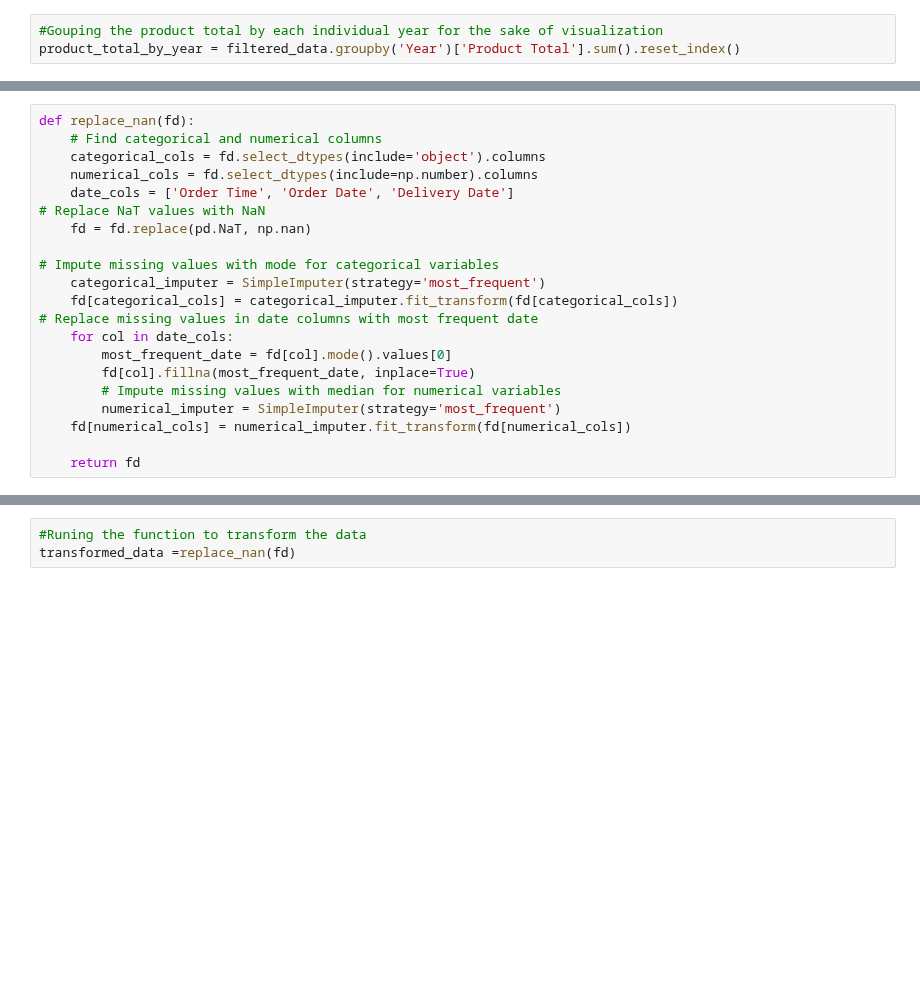
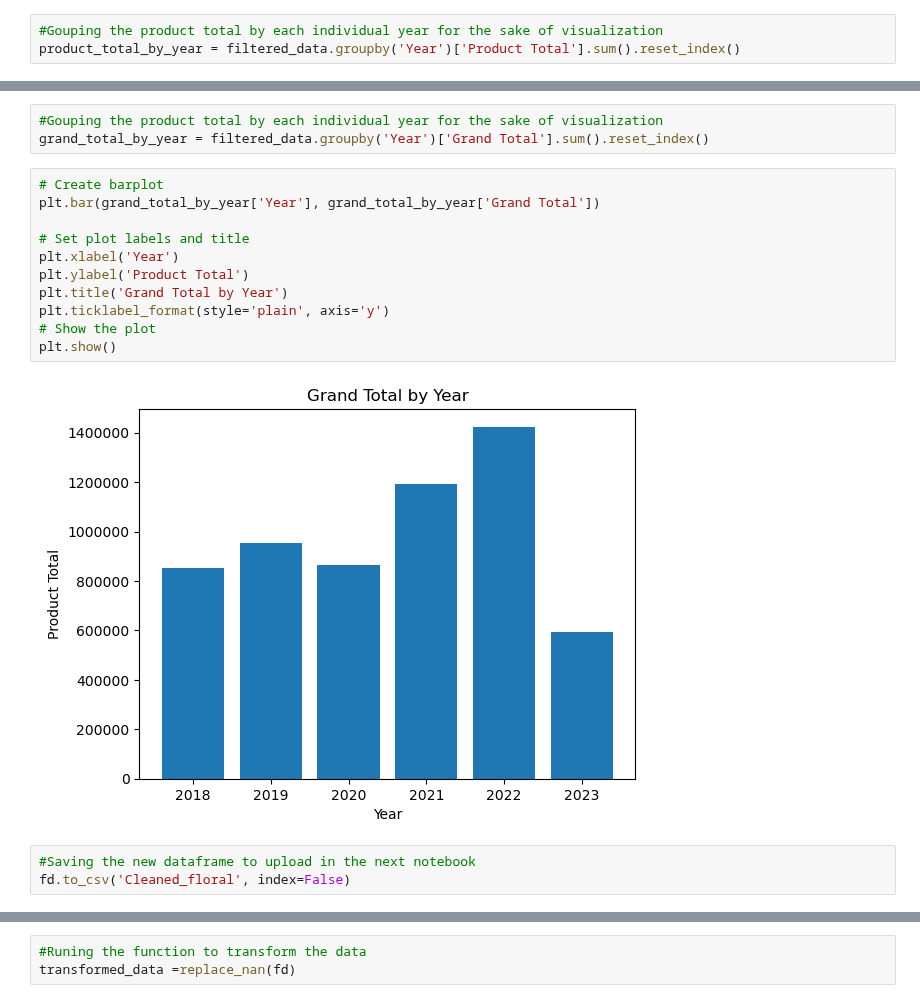
Before and after one commit to JoeBwonKenobi/Floral_Sales_Project, a Jupyter notebook: Predictive Modeling.ipynb, the cells around one changed output, grey strips where cells are left out. Drawn from its saved outputs; the diff is of its cells as text; blank space fills up the shorter version.

```diff
--- a/Predictive Modeling.ipynb
+++ b/Predictive Modeling.ipynb
@@ -97,21 +108,19 @@ plt.show()
-# %%
-def replace_nan(fd):
-    # Find categorical and numerical columns
-    categorical_cols = fd.select_dtypes(include='object').columns
-    numerical_cols = fd.select_dtypes(include=np.number).columns
-    date_cols = ['Order Time', 'Order Date', 'Delivery Date']
-# Replace NaT values with NaN
-    fd = fd.replace(pd.NaT, np.nan)
-
-# Impute missing values with mode for categorical variables
-    categorical_imputer = SimpleImputer(strategy='most_frequent')
-    fd[categorical_cols] = categorical_imputer.fit_transform(fd[categorical_cols])
-# Replace missing values in date columns with most frequent date
-    for col in date_cols:
-        most_frequent_date = fd[col].mode().values[0]
-        fd[col].fillna(most_frequent_date, inplace=True)
-        # Impute missing values with median for numerical variables
-        numerical_imputer = SimpleImputer(strategy='most_frequent')
-    fd[numerical_cols] = numerical_imputer.fit_transform(fd[numerical_cols])
-
-    return fd
+# %%
+#Gouping the product total by each individual year for the sake of visualization
+grand_total_by_year = filtered_data.groupby('Year')['Grand Total'].sum().reset_index()
+# %%
+# Create barplot
+plt.bar(grand_total_by_year['Year'], grand_total_by_year['Grand Total'])
+
+# Set plot labels and title
+plt.xlabel('Year')
+plt.ylabel('Product Total')
+plt.title('Grand Total by Year')
+plt.ticklabel_format(style='plain', axis='y')
+# Show the plot
+plt.show()
+# %% [output]
+[figure, added]
+# %%
+#Saving the new dataframe to upload in the next notebook
+fd.to_csv('Cleaned_floral', index=False)
```
Also changed, not shown: parts of 15 cells of this notebook, 1 other file.
